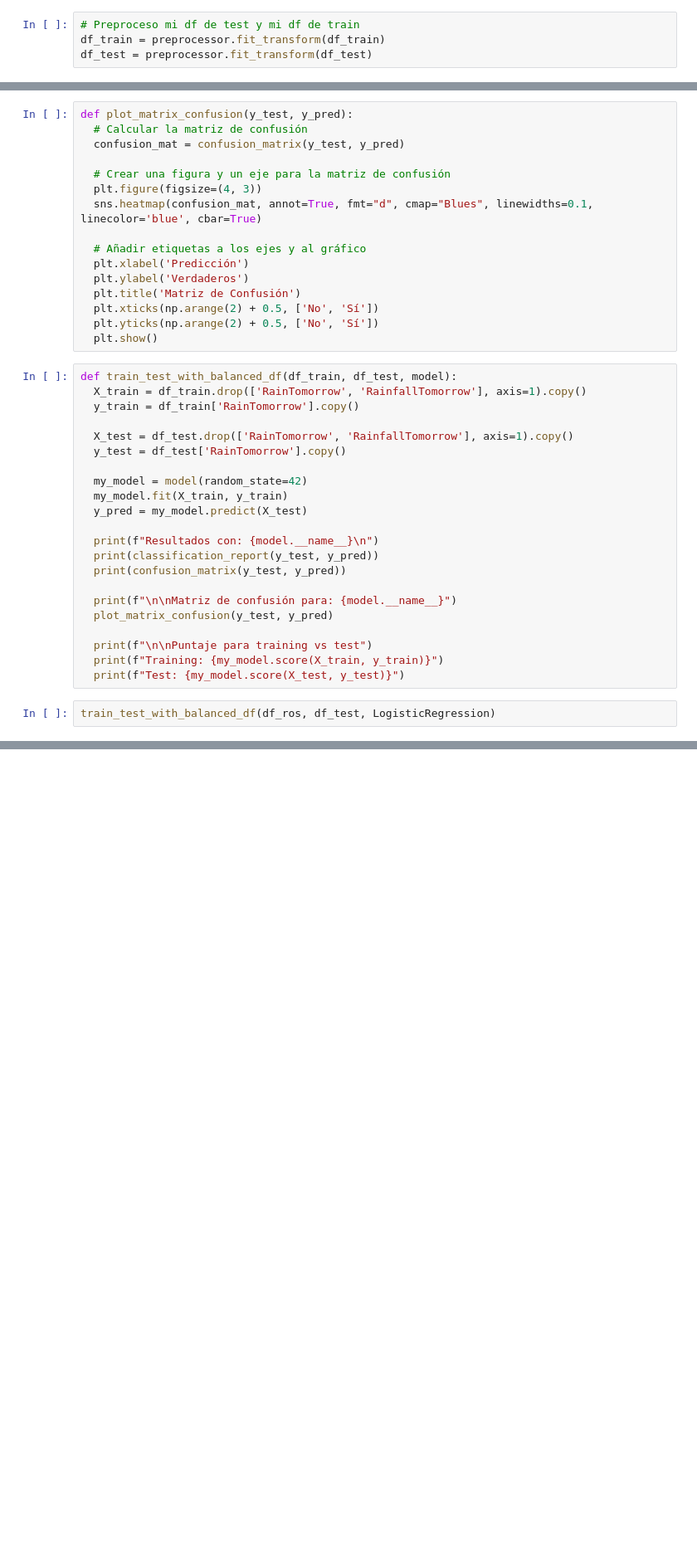
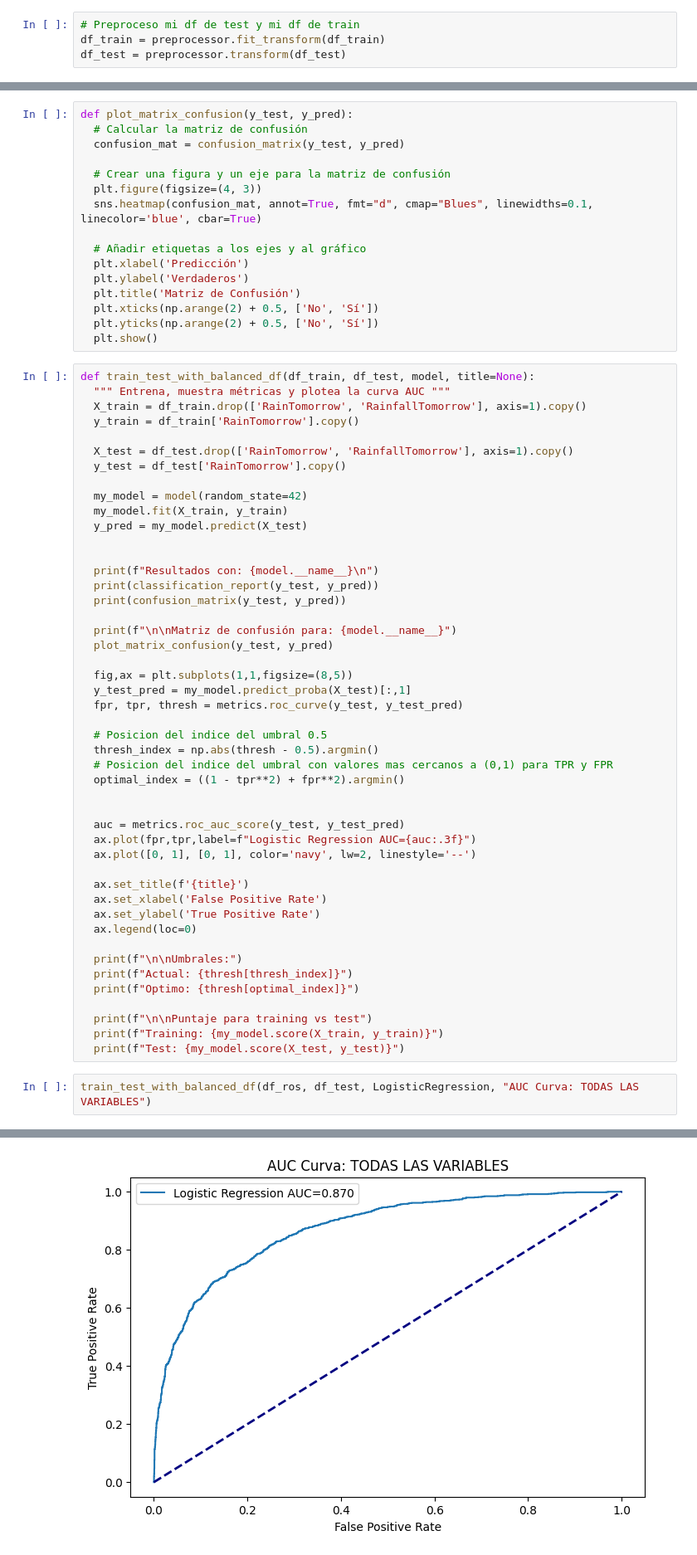
Before and after one commit to itssofiarce/AA1-TUIA-Petetta-Arce, a Jupyter notebook: TP_integrador_AA1_RL.ipynb, the cells around one changed output, grey strips where cells are left out. Shown at 83% size. Drawn from its saved outputs; the diff is of its cells as text; blank space fills up the shorter version.

```diff
--- a/TP_integrador_AA1_RL.ipynb
+++ b/TP_integrador_AA1_RL.ipynb
@@ -236,7 +236,7 @@ df_test['RainTomorrow'] = y['RainTomorrow']
 # %%
 # Preproceso mi df de test y mi df de train
 df_train = preprocessor.fit_transform(df_train)
-df_test = preprocessor.fit_transform(df_test)
+df_test = preprocessor.transform(df_test)
 # %% [markdown]
 # Balanceo de datos
 # %%
@@ -405,7 +440,8 @@ def plot_matrix_confusion(y_test, y_pred):
   plt.yticks(np.arange(2) + 0.5, ['No', 'Sí'])
   plt.show()
 # %%
-def train_test_with_balanced_df(df_train, df_test, model):
+def train_test_with_balanced_df(df_train, df_test, model, title=None):
+  """ Entrena, muestra métricas y plotea la curva AUC """
   X_train = df_train.drop(['RainTomorrow', 'RainfallTomorrow'], axis=1).copy()
   y_train = df_train['RainTomorrow'].copy()
 
@@ -416,6 +452,7 @@ def train_test_with_balanced_df(df_train, df_test, model):
   my_model.fit(X_train, y_train)
   y_pred = my_model.predict(X_test)
 
+
   print(f"Resultados con: {model.__name__}\n")
   print(classification_report(y_test, y_pred))
   print(confusion_matrix(y_test, y_pred))
@@ -423,11 +460,34 @@ def train_test_with_balanced_df(df_train, df_test, model):
   print(f"\n\nMatriz de confusión para: {model.__name__}")
   plot_matrix_confusion(y_test, y_pred)
 
+  fig,ax = plt.subplots(1,1,figsize=(8,5))
+  y_test_pred = my_model.predict_proba(X_test)[:,1]
+  fpr, tpr, thresh = metrics.roc_curve(y_test, y_test_pred)
+
+  # Posicion del indice del umbral 0.5
+  thresh_index = np.abs(thresh - 0.5).argmin()
+  # Posicion del indice del umbral con valores mas cercanos a (0,1) para TPR y FPR
+  optimal_index = ((1 - tpr**2) + fpr**2).argmin()
+
+
+  auc = metrics.roc_auc_score(y_test, y_test_pred)
+  ax.plot(fpr,tpr,label=f"Logistic Regression AUC={auc:.3f}")
+  ax.plot([0, 1], [0, 1], color='navy', lw=2, linestyle='--')
+
+  ax.set_title(f'{title}')
+  ax.set_xlabel('False Positive Rate')
+  ax.set_ylabel('True Positive Rate')
+  ax.legend(loc=0)
+
+  print(f"\n\nUmbrales:")
+  print(f"Actual: {thresh[thresh_index]}")
+  print(f"Optimo: {thresh[optimal_index]}")
+
   print(f"\n\nPuntaje para training vs test")
   print(f"Training: {my_model.score(X_train, y_train)}")
   print(f"Test: {my_model.score(X_test, y_test)}")
 # %%
-train_test_with_balanced_df(df_ros, df_test, LogisticRegression)
+train_test_with_balanced_df(df_ros, df_test, LogisticRegression, "AUC Curva: TODAS LAS VARIABLES")
 # %% [output]
 Resultados con: LogisticRegression
 
@@ -449,4 +514,5 @@ Matriz de confusión para: LogisticRegression
 Puntaje para training vs test
 Training: 0.7881546644844517
 Test: 0.786481364497789
+[figure, added]
 # %% [markdown]
```
Also changed, not shown: parts of 40 cells of this notebook.
